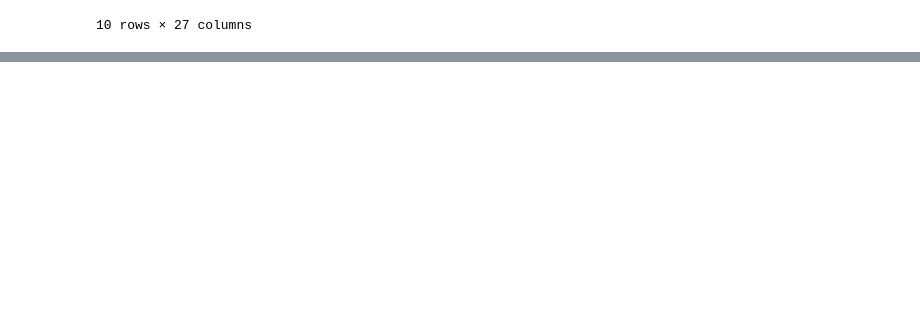
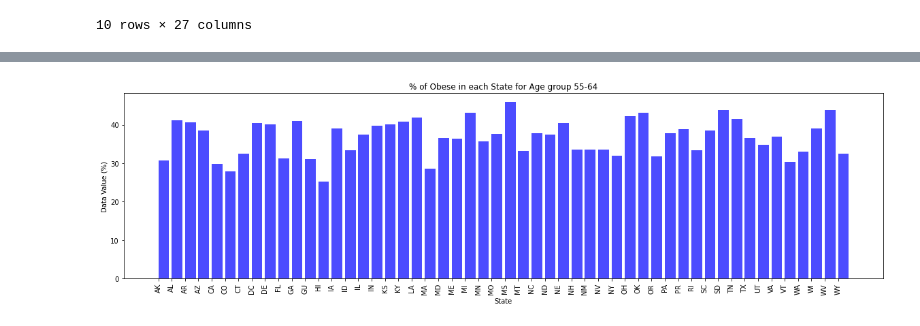
Before and after one commit to rnwokoye/analysing_obesisty_trends, a Jupyter notebook: Obesity_Data.ipynb, the cells around one changed output, grey strips where cells are left out. Drawn from its saved outputs; the diff is of its cells as text; code cells hidden in the pictures; blank space fills up the shorter version.

```diff
--- a/Obesity_Data.ipynb
+++ b/Obesity_Data.ipynb
@@ -235,0 +299,3 @@ obese_summary_df.style.format({
+# %%
+cls_df1 = yr2019.loc[yr2019['Class'] == '55-64']
+cls_df1
@@ -235,0 +320,12 @@ obese_summary_df.style.format({
+# %%
+f = plt.figure()
+f.set_figwidth(20)
+f.set_figheight(5)
+plt.bar(cls_df1['State'],cls_df1['Data Value'], color='b', alpha=0.7, align='edge')
+plt.xticks(rotation='vertical')
+plt.xlabel("State")
+plt.ylabel("Data Value (%)")
+plt.title('% of Obese in each State for Age group 55-64')
+plt.show()
+# %% [output]
+[figure, added]
```
Also changed, not shown: parts of 29 cells of this notebook.
